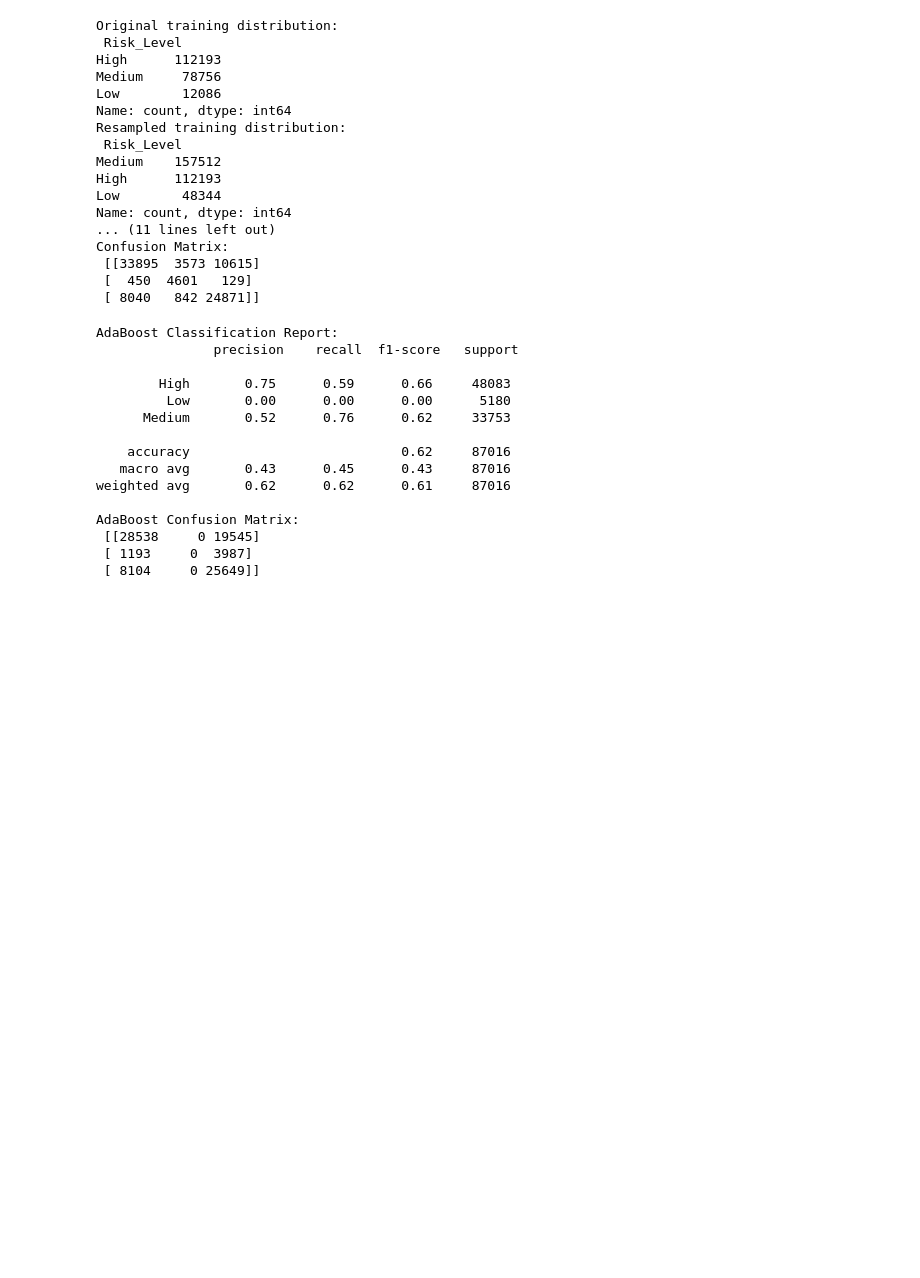
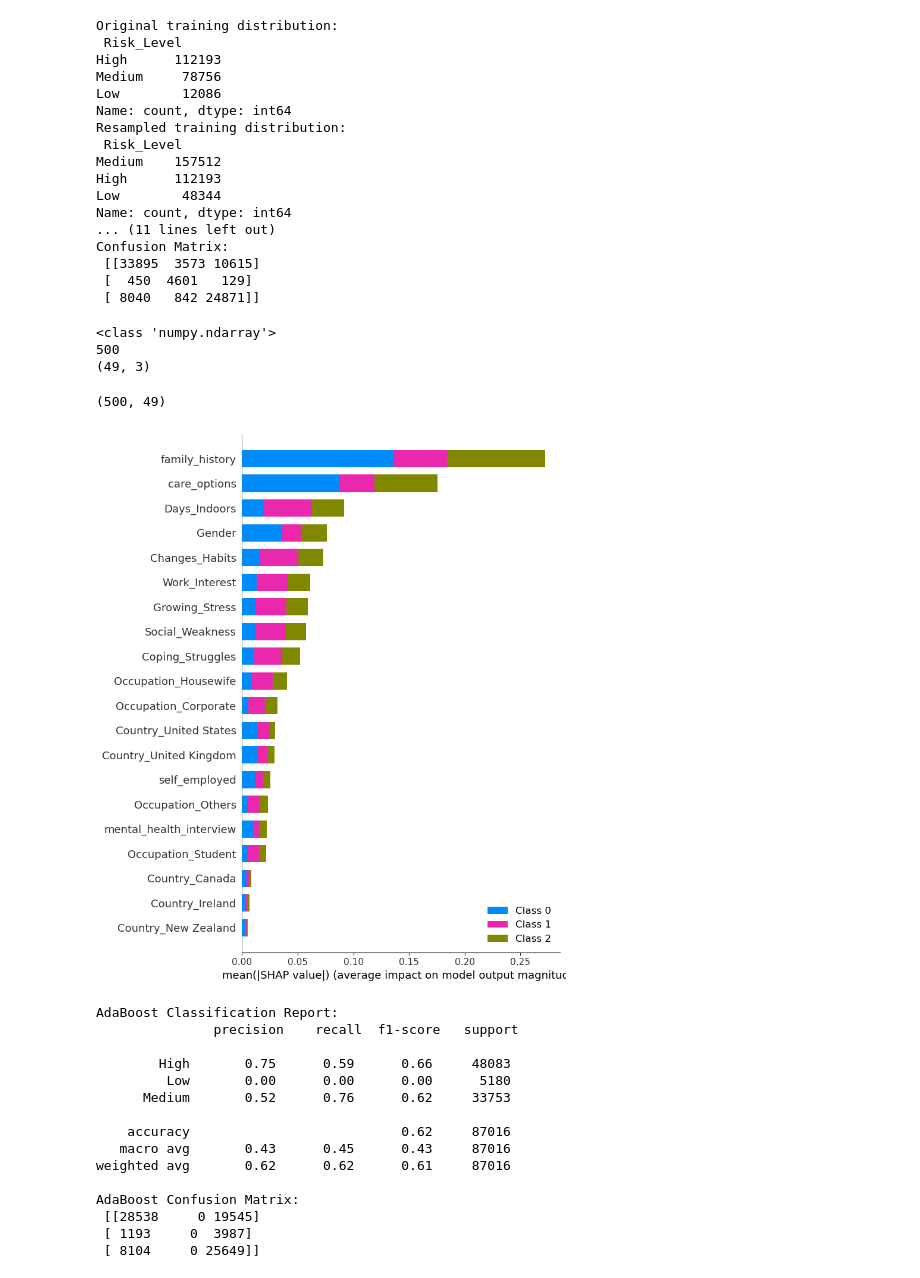
Before and after one commit to RananBarua/MSTRPRJCT, a Jupyter notebook: mentalhealth.ipynb, the cells around one changed output. Cells and saved outputs as stored; diff of their text form; code cells hidden in the pictures; blank space fills up the shorter version.

```diff
--- a/mentalhealth.ipynb
+++ b/mentalhealth.ipynb
@@ -658,6 +662,25 @@ Confusion Matrix:
  [[33895  3573 10615]
  [  450  4601   129]
  [ 8040   842 24871]]
+# %%
+print(type(shap_values_rf))
+print(len(shap_values_rf))
+print(shap_values_rf[0].shape)
+# %% [output]
+<class 'numpy.ndarray'>
+500
+(49, 3)
+# %%
+import shap
+
+X_test_sample = X_test.sample(n=500, random_state=42)
+print(X_test_sample.shape)
+explainer_rf = shap.TreeExplainer(rf_model)
+shap_values_rf = explainer_rf.shap_values(X_test_sample)
+shap.summary_plot(shap_values_rf, X_test_sample, plot_type="bar")
+# %% [output]
+(500, 49)
+[figure, added]
 # %%
 from sklearn.ensemble import AdaBoostClassifier
 from sklearn.tree import DecisionTreeClassifier
```
Also changed, not shown: parts of 5 cells of this notebook, 5 other files.
